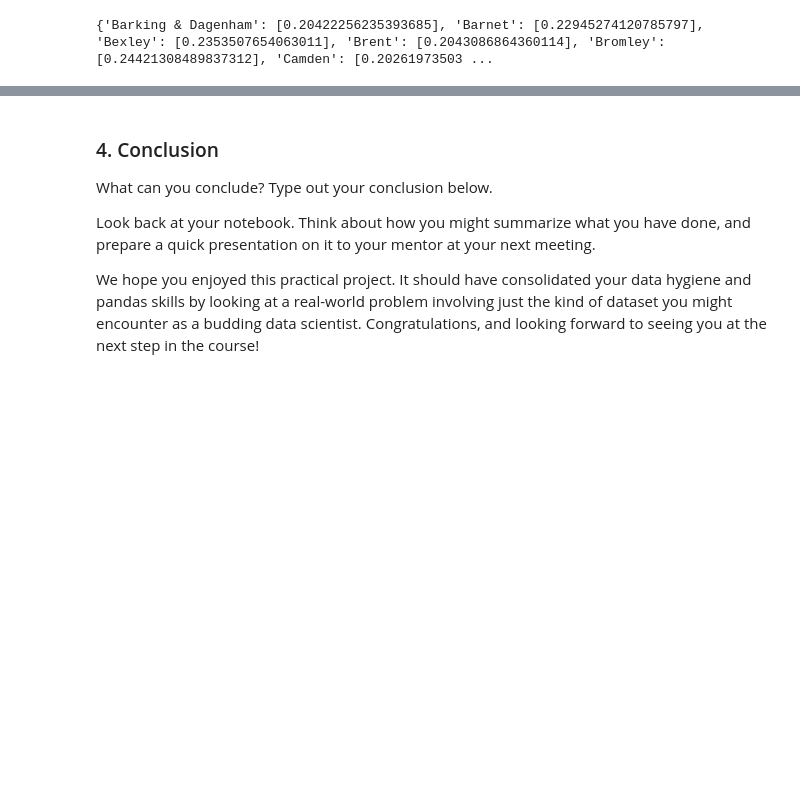
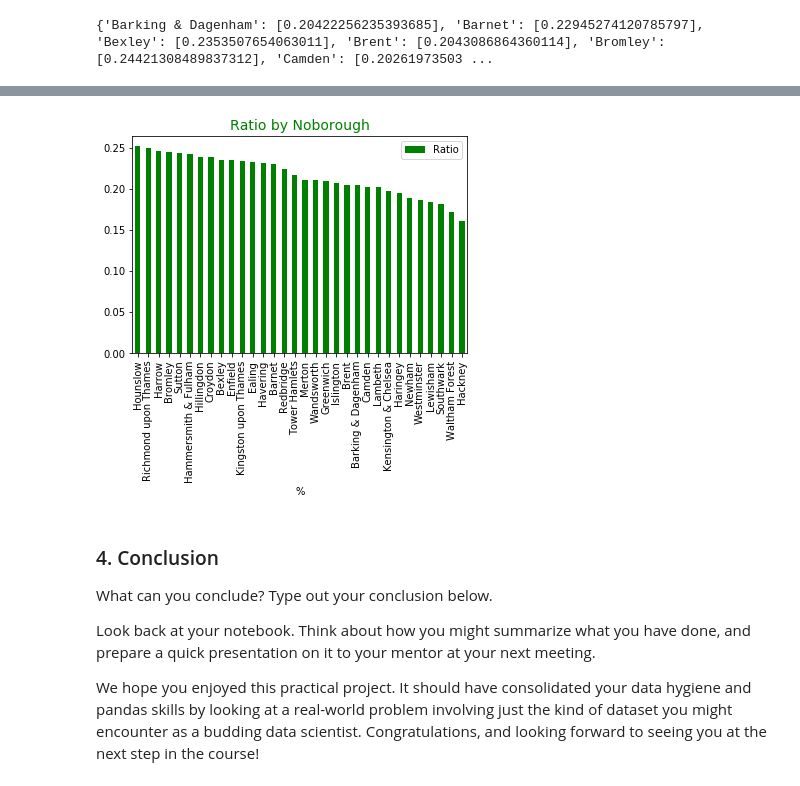
Before and after one commit to avpr2000/LondonHousing, a Jupyter notebook: Tier3_LondonHousingPrices.ipynb, the cells around one changed output, grey strips where cells are left out. Cells and saved outputs as stored; diff of their text form; code cells hidden in the pictures; blank space fills up the shorter version.

```diff
--- a/Tier3_LondonHousingPrices.ipynb
+++ b/Tier3_LondonHousingPrices.ipynb
@@ -467,0 +488,5 @@ ratio.head()
+# %%
+# Change Title ratio
+ratio_T.rename(columns={0: 'Ratio'}, inplace=True)
+
+ratio_T.head()
@@ -468,3 +500,14 @@ ratio.head()
+# %%
+ratio_T.sort_values('Ratio', ascending=False, inplace=True)
+ratio_T.plot(kind='bar', color='g')
+
+plt.title('Ratio by Noborough', fontsize = 14, color='green')
+plt.xlabel('London Borough')
+plt.xlabel('%')
+
+plt.show();
+# %% [output]
+[figure, added]
 # %% [markdown]
 ### 4. Conclusion
 What can you conclude? Type out your conclusion below.
```
Also changed, not shown: parts of 13 cells of this notebook.
